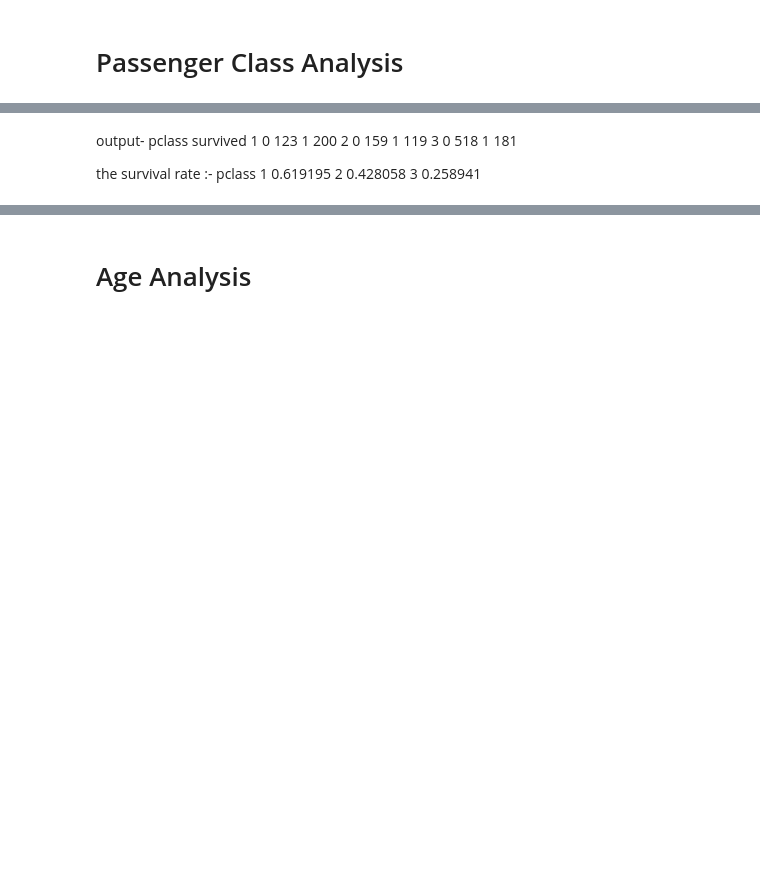
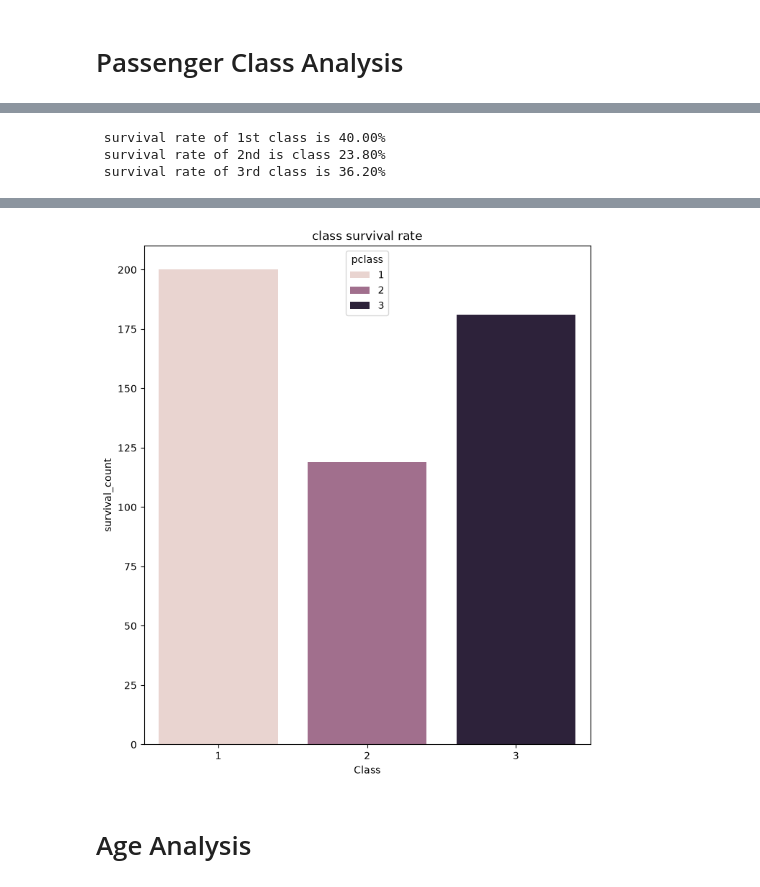
Before and after one commit to kumarvansh8956-cell/Titanic-Survival-EDA, a Jupyter notebook: The_Titanic_notebook.ipynb, the cells around one changed output, grey strips where cells are left out. Saved outputs shown, nothing was run; the diff lists cells and outputs as text; code cells hidden in the pictures; blank space fills up the shorter version.

```diff
--- a/The_Titanic_notebook.ipynb
+++ b/The_Titanic_notebook.ipynb
@@ -647,16 +548,13 @@ print(" the survival rate :-",ds.groupby("pclass")["survived"].mean())
-# %% [markdown]
-output-
-pclass  survived
-1       0           123
-        1           200
-2       0           159
-        1           119
-3       0           518
-        1           181
-
-the survival rate :- pclass
-1    0.619195
-2    0.428058
-3    0.258941
+# %%
+survival_rate_of_1st = (200/500)*100
+print(f" survival rate of 1st class is { survival_rate_of_1st:.2f}%")
+survival_rate_of_2nd = (119/500)*100
+print(f" survival rate of 2nd is class { survival_rate_of_2nd:.2f}%")
+survival_rate_of_3rd = (181/500)*100
+print(f" survival rate of 3rd class is { survival_rate_of_3rd:.2f}%")
+# %% [output]
+ survival rate of 1st class is 40.00%
+ survival rate of 2nd is class 23.80%
+ survival rate of 3rd class is 36.20%
 # %% [markdown]
 * Question
@@ -664,6 +563,15 @@ Which class had the highest survival?
 1st class have highest survival with total 200 suvivals
 Did rich passengers survive more?
 Yes, expensive class 1st have higher amount of survivals then 2nd and 3rd class
+# %%
+mat.figure(figsize=(8,9))
+sea.countplot(data = data, x = data["pclass"], hue= data["pclass"])
+mat.xlabel("Class")
+mat.ylabel("survival_count")
+mat.title("class survival rate")
+mat.show()
+# %% [output]
+[figure, added]
 # %% [markdown]
 # Age Analysis
 # %%
```
Also changed, not shown: parts of 98 cells of this notebook, 16 other files.
